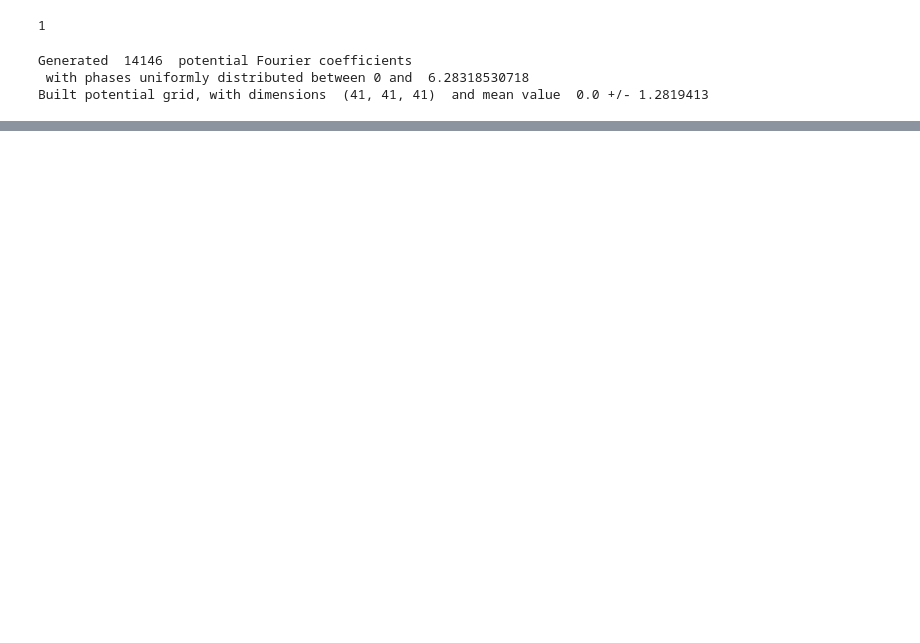
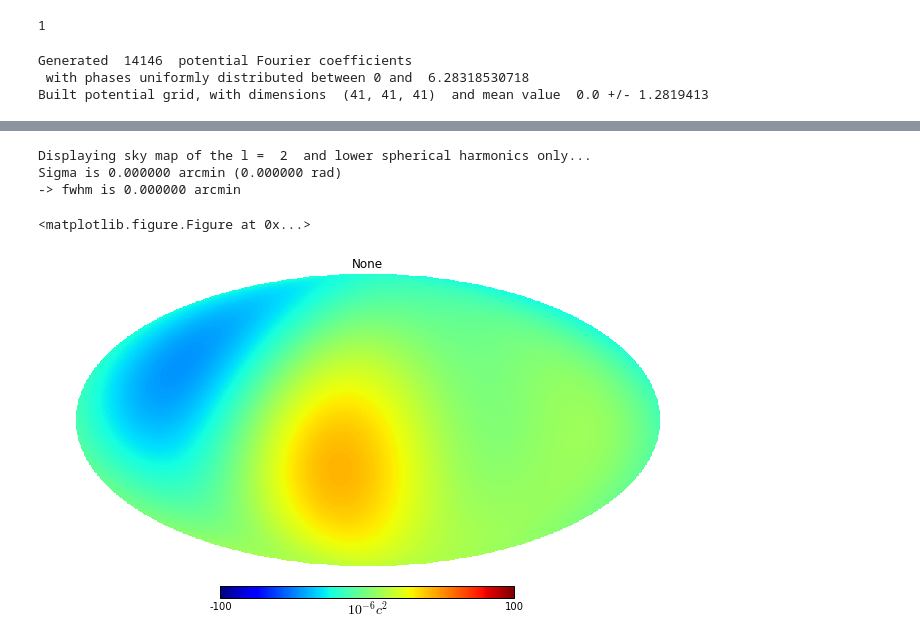
Before and after one commit to LaurencePeanuts/Music, a Jupyter notebook: Scripts/RecAnalysis_largeN.ipynb, the cells around one changed output, grey strips where cells are left out. Saved outputs shown, nothing was run; the diff lists cells and outputs as text; code cells hidden in the pictures; blank space fills up the shorter version.

```diff
--- a/Scripts/RecAnalysis_largeN.ipynb
+++ b/Scripts/RecAnalysis_largeN.ipynb
@@ -17,0 +23,9 @@ beatbox.You.all_simulated_universes[0].show_CMB_T_map()
+# %%
+beatbox.You.all_simulated_universes[0].lmax=beatbox.You.all_simulated_universes[0].truncated_lmax
+beatbox.You.all_simulated_universes[0].show_lowest_spherical_harmonics_of_CMB_T_map(lmax=2,max=100, cmap=None, title=None)
+# %% [output]
+Displaying sky map of the l =  2  and lower spherical harmonics only...
+Sigma is 0.000000 arcmin (0.000000 rad)
+-> fwhm is 0.000000 arcmin
+<matplotlib.figure.Figure at 0x...>
+[figure, added]
```
Also changed, not shown: parts of 26 cells of this notebook, 5 other files.
